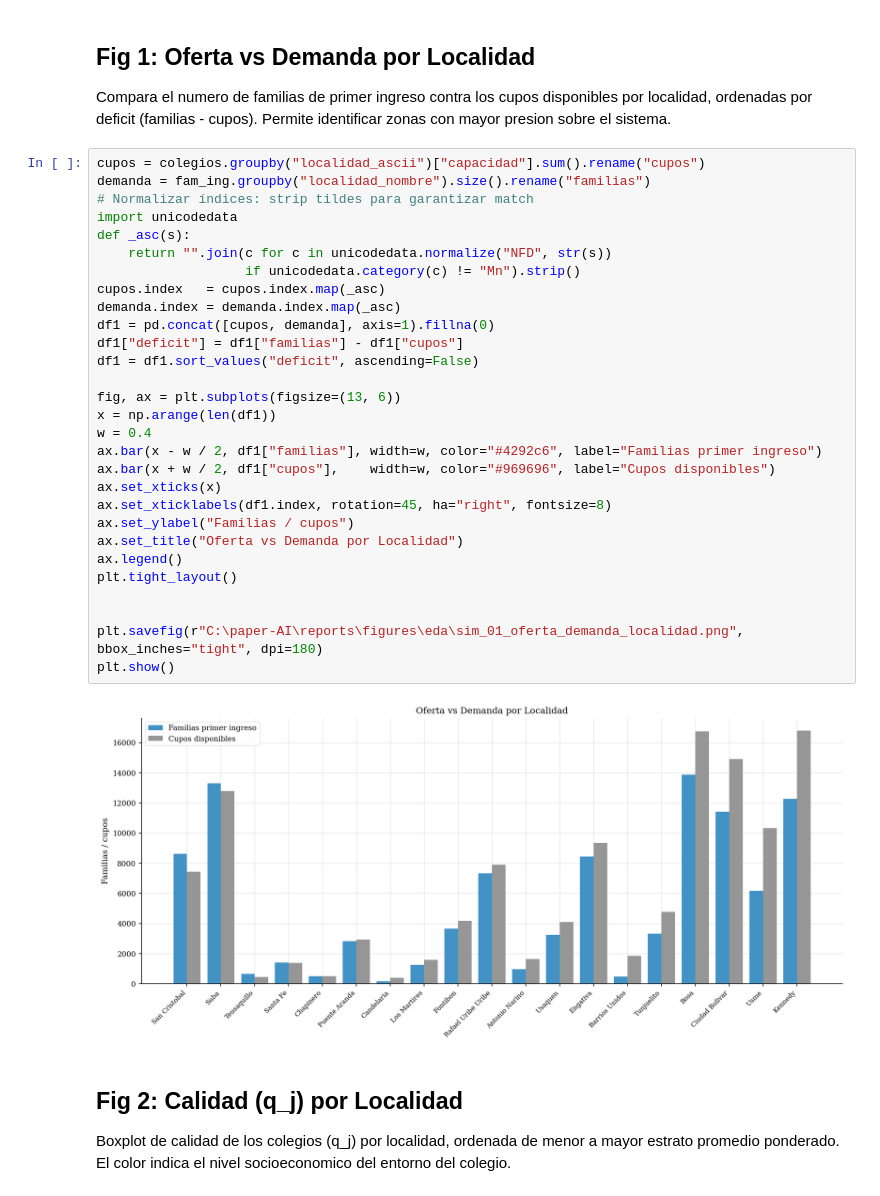
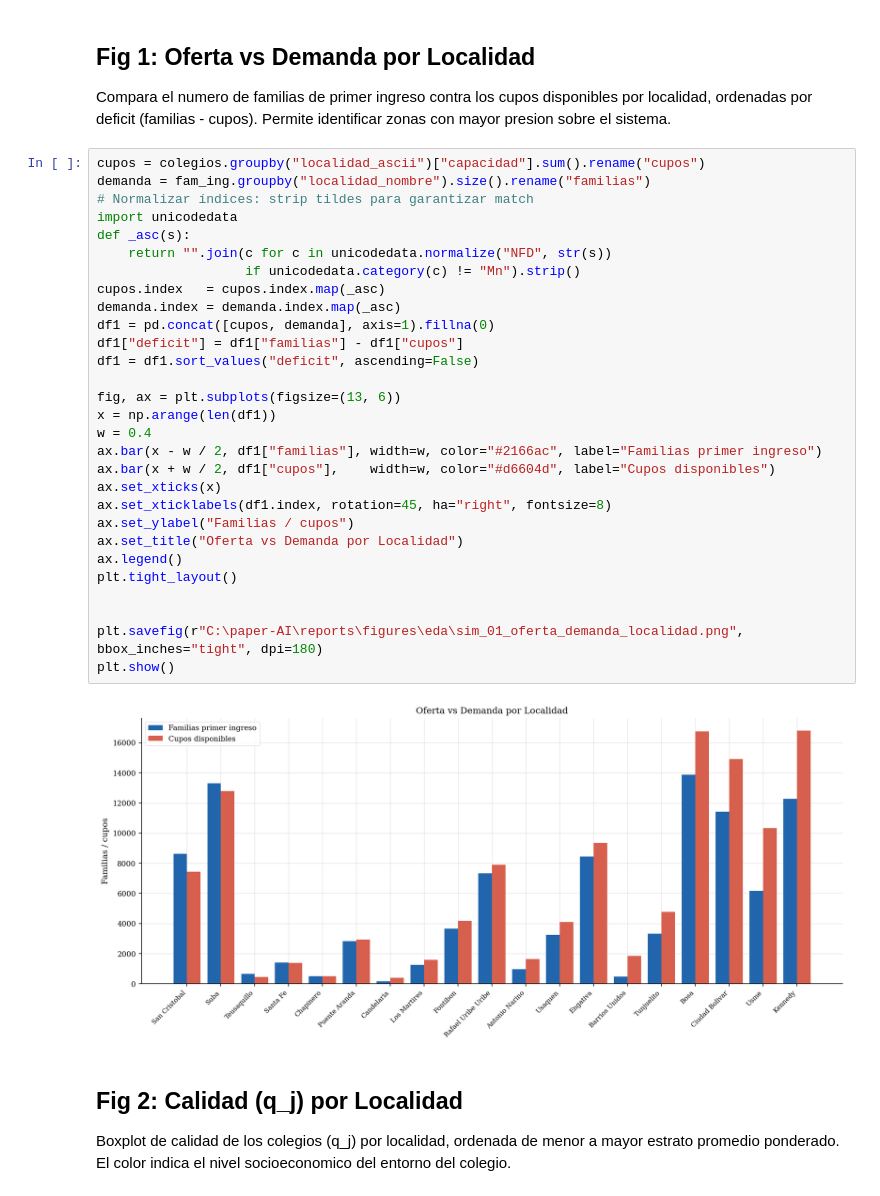
Before and after one commit to davidbautistaromero/edu-matching-paper, a Jupyter notebook: notebooks/02_eda_simulacion.ipynb, the cells around one changed output. Saved outputs shown, nothing was run; the diff lists cells and outputs as text.

```diff
--- a/notebooks/02_eda_simulacion.ipynb
+++ b/notebooks/02_eda_simulacion.ipynb
@@ -123,34 +123,34 @@ ordenadas por deficit (familias - cupos). Permite identificar zonas con mayor pr
 # %%
 cupos = colegios.groupby("localidad_ascii")["capacidad"].sum().rename("cupos")
 demanda = fam_ing.groupby("localidad_nombre").size().rename("familias")
 # Normalizar índices: strip tildes para garantizar match
 import unicodedata
 def _asc(s):
     return "".join(c for c in unicodedata.normalize("NFD", str(s))
                    if unicodedata.category(c) != "Mn").strip()
 cupos.index   = cupos.index.map(_asc)
 demanda.index = demanda.index.map(_asc)
 df1 = pd.concat([cupos, demanda], axis=1).fillna(0)
 df1["deficit"] = df1["familias"] - df1["cupos"]
 df1 = df1.sort_values("deficit", ascending=False)
 
 fig, ax = plt.subplots(figsize=(13, 6))
 x = np.arange(len(df1))
 w = 0.4
-ax.bar(x - w / 2, df1["familias"], width=w, color="#4292c6", label="Familias primer ingreso")
-ax.bar(x + w / 2, df1["cupos"],    width=w, color="#969696", label="Cupos disponibles")
+ax.bar(x - w / 2, df1["familias"], width=w, color="#2166ac", label="Familias primer ingreso")
+ax.bar(x + w / 2, df1["cupos"],    width=w, color="#d6604d", label="Cupos disponibles")
 ax.set_xticks(x)
 ax.set_xticklabels(df1.index, rotation=45, ha="right", fontsize=8)
 ax.set_ylabel("Familias / cupos")
 ax.set_title("Oferta vs Demanda por Localidad")
 ax.legend()
 plt.tight_layout()
 
 
 plt.savefig(r"C:\paper-AI\reports\figures\eda\sim_01_oferta_demanda_localidad.png", bbox_inches="tight", dpi=180)
 plt.show()
 # %% [output]
-[figure, old version]
+[figure, new version]
 # %% [markdown]
 ## Fig 2: Calidad (q_j) por Localidad
 
```
Also changed, not shown: parts of 4 cells of this notebook, 32 other files.
